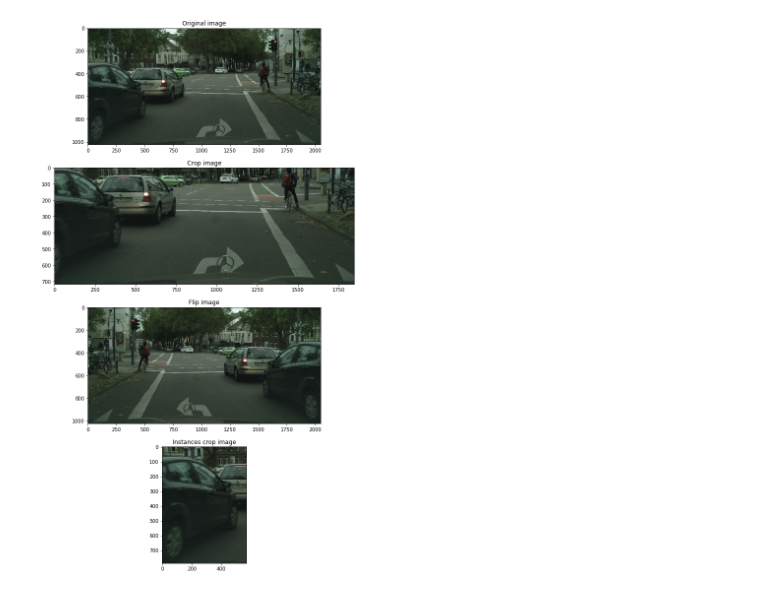
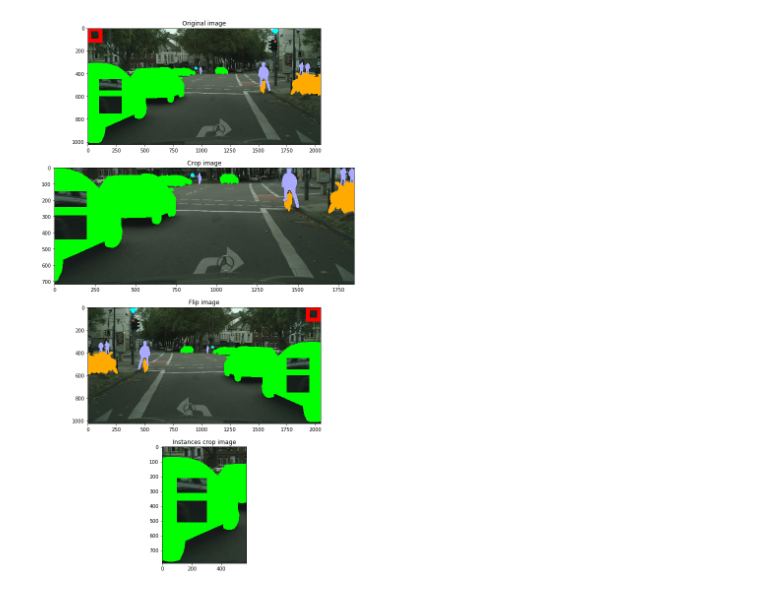
Before and after one commit to zylearncoding/supervisely, a Jupyter notebook: tutorials/05_augmentations_tutorial/src/05_augmentations.ipynb, the cells around one changed output. Cells and saved outputs as stored; diff of their text form; code cells hidden in the pictures.

```diff
--- a/tutorials/05_augmentations_tutorial/src/05_augmentations.ipynb
+++ b/tutorials/05_augmentations_tutorial/src/05_augmentations.ipynb
@@ -60 +67,12 @@ project_meta = sly.ProjectMeta.from_dir(project_dir)
+# %%
+# meta.json contain info about classes in annotations of images
+# including a color corresponding to each class
+color_mapping = {} # this variable will contain a mapping class->color
+for cls_descr in project_meta.classes:
+    color_s = cls_descr.get('color')
+    if color_s is not None:
+        color = sly.hex2rgb(color_s)  # use color from project meta if exists
+    else:
+        color = sly.get_random_color()  # or use random color otherwise
+    color_mapping[cls_descr['title']] = color
 # %%
@@ -73,40 +98,58 @@ for sample_info in fs:
 out_pr_fs = sly.ProjectFS(task_paths.results_dir, out_pr_structure)
 out_pr_fs.make_dirs()
+# %%
+# Auxiliary function for drawing objects from the annotation
+def draw_obj(img,new_ann, color_mapping):
+    for obj in new_ann['objects']:
+        obj.draw(img, color_mapping[obj.data['classTitle']])
 # %%
+# Loop throw output project file structure
 for s in out_pr_fs:
     plt.figure(figsize=(20, 20))
-    sly.copy_file(s.ia_data['src_img_path'], s.img_path)
-    sly.copy_file(s.ia_data['ann_img_path'], s.ann_path)
+    sly.copy_file(s.ia_data['src_img_path'], s.img_path) # Copy source image from data-directory
+    sly.copy_file(s.ia_data['ann_img_path'], s.ann_path) # Copy source annotation from data-directory
     img_name, img_ext = osp.splitext(s.img_path)
-    img_desc = sly.ImageDescriptor(s)
+    img_desc = sly.ImageDescriptor(s) # Get image description
+    img = img_desc.read_image() # Get image
+    ann_name, ann_ext = osp.splitext(s.ann_path)
+    ann_packed = sly.json_load(s.ann_path)
+    ann = sly.Annotation.from_packed(ann_packed, project_meta) # Unpack annotation
+    draw_obj(img, ann, color_mapping)
     ax = plt.subplot(4, 1, 1)
     ax.set_title('Original image')
-    plt.imshow(img_desc.read_image())
-    ann_name, ann_ext = osp.splitext(s.ann_path)
-    ann_packed = sly.json_load(s.ann_path)
-    ann = sly.Annotation.from_packed(ann_packed, project_meta)
-    data_el = (img_desc, ann)
+    plt.imshow(img) # Draw source image
+    data_el = (img_desc, ann) # Create data for dtl-layers
+    # Applying dtl-layers to image
     cropped_img = crop_layer.process(data_el)
     flipped_img = flip_layer.process(data_el)
     inst_crop_img = inst_crop_layer.process(data_el)
+    # Draw the results of cropping the image
     for new_img_desc, new_ann in cropped_img:
         new_img_desc.write_image_local(img_name + "_crop" + img_ext)
+        img = new_img_desc.read_image()
         sly.json_dump(new_ann.pack(), ann_name + "_crop" + ann_ext)
+        draw_obj(img, new_ann, color_mapping)
         ax = plt.subplot(4, 1, 2)
         ax.set_title('Crop image')
-        plt.imshow(new_img_desc.read_image())
+        plt.imshow(img)
+    # Draw the results of flipping the image
     for new_img_desc, new_ann in flipped_img:
         new_img_desc.write_image_local(img_name + "_flip" + img_ext)
+        img = new_img_desc.read_image()
         sly.json_dump(new_ann.pack(), ann_name + "_flip" + ann_ext)
+        draw_obj(img, new_ann, color_mapping)
         ax = plt.subplot(4, 1, 3)
         ax.set_title('Flip image')
-        plt.imshow(new_img_desc.read_image())
+        plt.imshow(img)
+    # Draw the results of inst_cropping the image
     for new_img_desc, new_ann in inst_crop_img:
         new_img_desc.write_image_local(img_name + "_inst_crop" + img_ext)
+        img = new_img_desc.read_image()
         sly.json_dump(new_ann.pack(), ann_name + "_inst_crop" + ann_ext)
+        draw_obj(img, new_ann, color_mapping)
         ax = plt.subplot(4, 1, 4)
         ax.set_title('Instances crop image')
-        plt.imshow(new_img_desc.read_image())
+        plt.imshow(img)
     plt.show()
 # %% [output]
-[figure, old version]
+[figure, new version]
```
Also changed, not shown: parts of 7 cells of this notebook.
